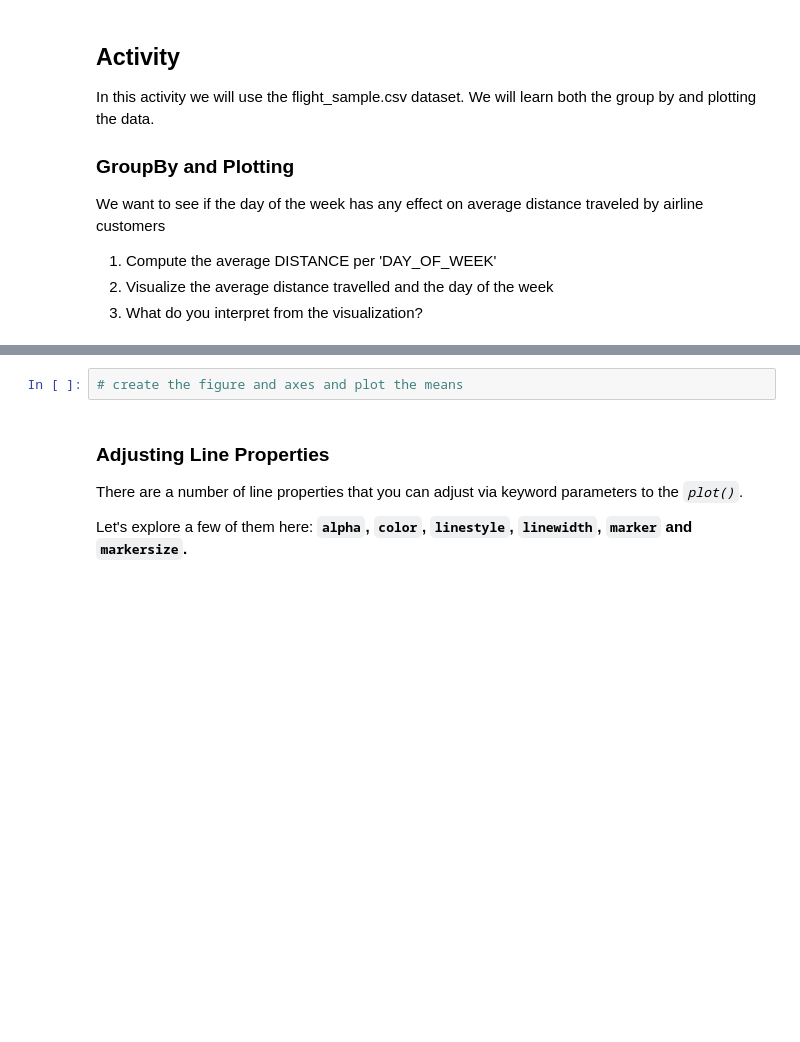
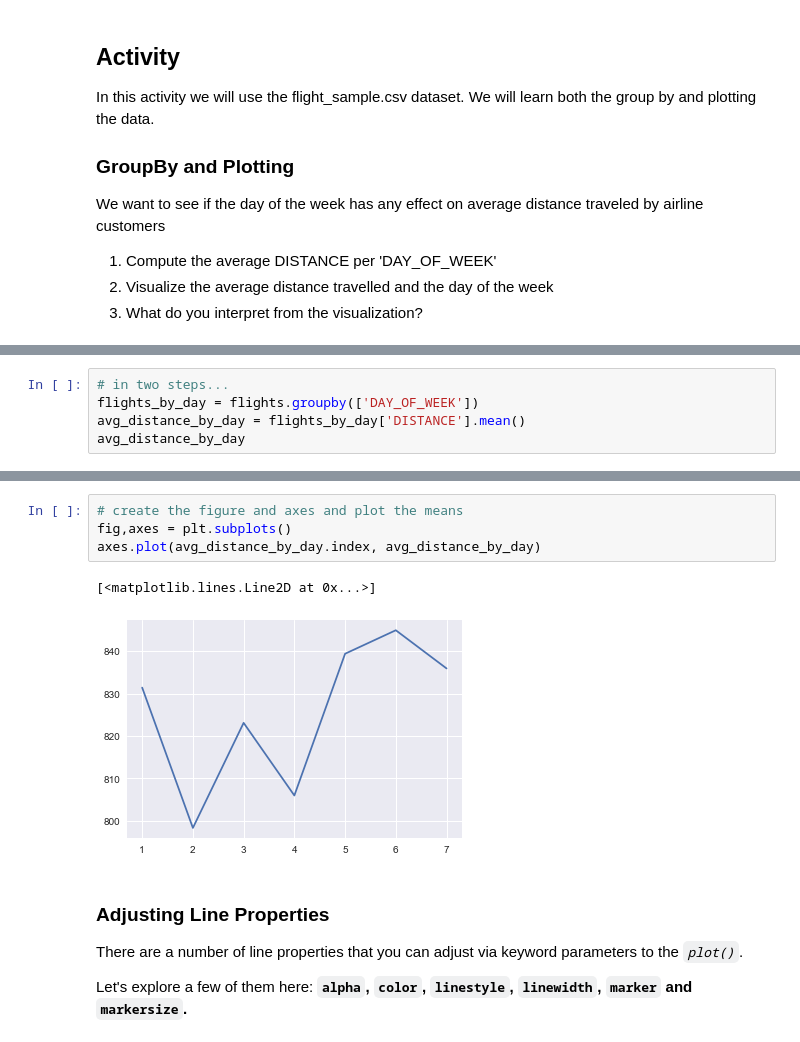
Before and after one commit to jarp/SP22-ITAO, a Jupyter notebook: Class_19_Matplotlib.ipynb, the cells around one changed output, grey strips where cells are left out. Drawn from its saved outputs; the diff is of its cells as text; blank space fills up the shorter version.

```diff
--- a/Class_19_Matplotlib.ipynb
+++ b/Class_19_Matplotlib.ipynb
@@ -114,0 +145,5 @@ flights.head()
+# %%
+# in two steps...
+flights_by_day = flights.groupby(['DAY_OF_WEEK'])
+avg_distance_by_day = flights_by_day['DISTANCE'].mean()
+avg_distance_by_day
@@ -115,5 +160,10 @@ flights.head()
 # %%
 # create the figure and axes and plot the means
+fig,axes = plt.subplots()
+axes.plot(avg_distance_by_day.index, avg_distance_by_day)
+# %% [output]
+[<matplotlib.lines.Line2D at 0x...>]
+[figure, added]
 # %% [markdown]
 ### Adjusting Line Properties
 There are a number of line properties that you can adjust via keyword parameters to the *`plot()`*.
```
Also changed, not shown: parts of 36 cells of this notebook, 1 other file.
